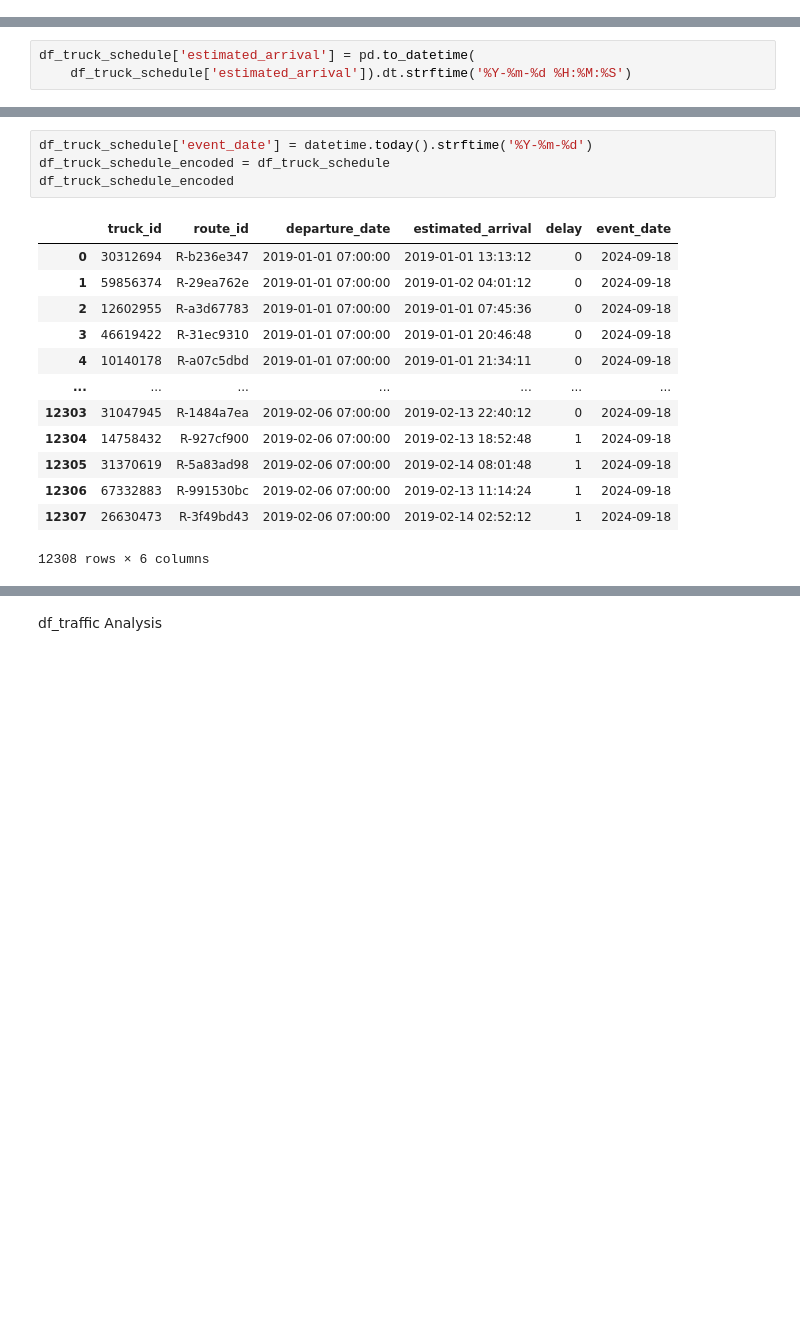
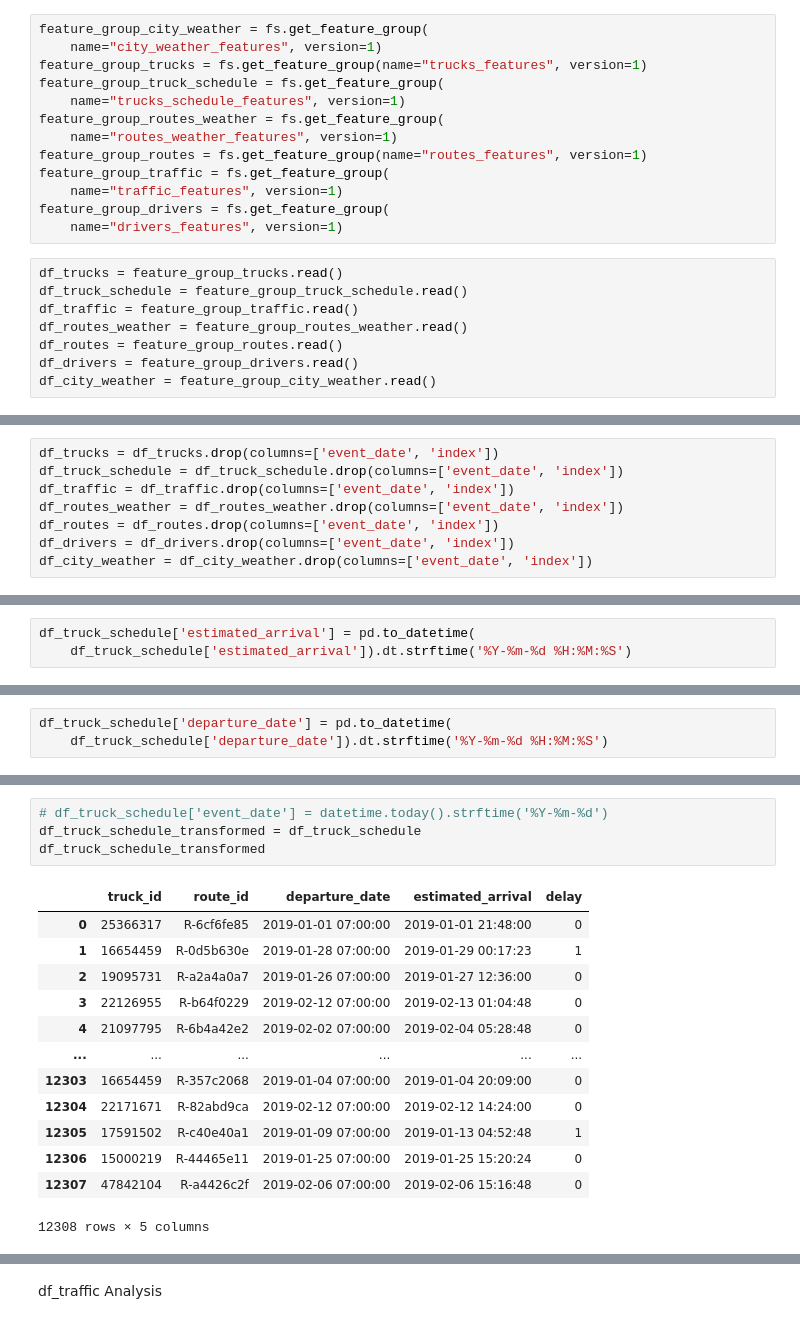
Before and after one commit to ram5112/Truck, a Jupyter notebook: notebooks/data_analysis.ipynb, the cells around one changed output, grey strips where cells are left out. Drawn from its saved outputs; the diff is of its cells as text; blank space fills up the shorter version.

```diff
--- a/notebooks/data_analysis.ipynb
+++ b/notebooks/data_analysis.ipynb
@@ -20,0 +24,21 @@ df_city_weather = pd.read_csv(
+# %%
+feature_group_city_weather = fs.get_feature_group(
+    name="city_weather_features", version=1)
+feature_group_trucks = fs.get_feature_group(name="trucks_features", version=1)
+feature_group_truck_schedule = fs.get_feature_group(
+    name="trucks_schedule_features", version=1)
+feature_group_routes_weather = fs.get_feature_group(
+    name="routes_weather_features", version=1)
+feature_group_routes = fs.get_feature_group(name="routes_features", version=1)
+feature_group_traffic = fs.get_feature_group(
+    name="traffic_features", version=1)
+feature_group_drivers = fs.get_feature_group(
+    name="drivers_features", version=1)
+# %%
+df_trucks = feature_group_trucks.read()
+df_truck_schedule = feature_group_truck_schedule.read()
+df_traffic = feature_group_traffic.read()
+df_routes_weather = feature_group_routes_weather.read()
+df_routes = feature_group_routes.read()
+df_drivers = feature_group_drivers.read()
+df_city_weather = feature_group_city_weather.read()
@@ -21,3 +53,11 @@ df_city_weather = pd.read_csv(
+# %%
+df_trucks = df_trucks.drop(columns=['event_date', 'index'])
+df_truck_schedule = df_truck_schedule.drop(columns=['event_date', 'index'])
+df_traffic = df_traffic.drop(columns=['event_date', 'index'])
+df_routes_weather = df_routes_weather.drop(columns=['event_date', 'index'])
+df_routes = df_routes.drop(columns=['event_date', 'index'])
+df_drivers = df_drivers.drop(columns=['event_date', 'index'])
+df_city_weather = df_city_weather.drop(columns=['event_date', 'index'])
 # %%
 df_trucks.head(10)
 # %% [output]
@@ -211,3 +415,6 @@ df_truck_schedule['estimated_arrival'] = pd.to_datetime(
+# %%
+df_truck_schedule['departure_date'] = pd.to_datetime(
+    df_truck_schedule['departure_date']).dt.strftime('%Y-%m-%d %H:%M:%S')
 # %%
 df_truck_schedule
 # %% [output]
@@ -226,19 +433,19 @@ df_truck_schedule
 12308 rows × 5 columns
 # %%
-df_truck_schedule['event_date'] = datetime.today().strftime('%Y-%m-%d')
-df_truck_schedule_encoded = df_truck_schedule
-df_truck_schedule_encoded
+# df_truck_schedule['event_date'] = datetime.today().strftime('%Y-%m-%d')
+df_truck_schedule_transformed = df_truck_schedule
+df_truck_schedule_transformed
 # %% [output]
-|  | truck_id | route_id | departure_date | estimated_arrival | delay | event_date |
-| 0 | 30312694 | R-b236e347 | 2019-01-01 07:00:00 | 2019-01-01 13:13:12 | 0 | 2024-09-18 |
-| 1 | 59856374 | R-29ea762e | 2019-01-01 07:00:00 | 2019-01-02 04:01:12 | 0 | 2024-09-18 |
-| 2 | 12602955 | R-a3d67783 | 2019-01-01 07:00:00 | 2019-01-01 07:45:36 | 0 | 2024-09-18 |
-| 3 | 46619422 | R-31ec9310 | 2019-01-01 07:00:00 | 2019-01-01 20:46:48 | 0 | 2024-09-18 |
-| 4 | 10140178 | R-a07c5dbd | 2019-01-01 07:00:00 | 2019-01-01 21:34:11 | 0 | 2024-09-18 |
-| ... | ... | ... | ... | ... | ... | ... |
-| 12303 | 31047945 | R-1484a7ea | 2019-02-06 07:00:00 | 2019-02-13 22:40:12 | 0 | 2024-09-18 |
-| 12304 | 14758432 | R-927cf900 | 2019-02-06 07:00:00 | 2019-02-13 18:52:48 | 1 | 2024-09-18 |
-| 12305 | 31370619 | R-5a83ad98 | 2019-02-06 07:00:00 | 2019-02-14 08:01:48 | 1 | 2024-09-18 |
-| 12306 | 67332883 | R-991530bc | 2019-02-06 07:00:00 | 2019-02-13 11:14:24 | 1 | 2024-09-18 |
-| 12307 | 26630473 | R-3f49bd43 | 2019-02-06 07:00:00 | 2019-02-14 02:52:12 | 1 | 2024-09-18 |
+|  | truck_id | route_id | departure_date | estimated_arrival | delay |
+| 0 | 25366317 | R-6cf6fe85 | 2019-01-01 07:00:00 | 2019-01-01 21:48:00 | 0 |
+| 1 | 16654459 | R-0d5b630e | 2019-01-28 07:00:00 | 2019-01-29 00:17:23 | 1 |
+| 2 | 19095731 | R-a2a4a0a7 | 2019-01-26 07:00:00 | 2019-01-27 12:36:00 | 0 |
+| 3 | 22126955 | R-b64f0229 | 2019-02-12 07:00:00 | 2019-02-13 01:04:48 | 0 |
+| 4 | 21097795 | R-6b4a42e2 | 2019-02-02 07:00:00 | 2019-02-04 05:28:48 | 0 |
+| ... | ... | ... | ... | ... | ... |
+| 12303 | 16654459 | R-357c2068 | 2019-01-04 07:00:00 | 2019-01-04 20:09:00 | 0 |
+| 12304 | 22171671 | R-82abd9ca | 2019-02-12 07:00:00 | 2019-02-12 14:24:00 | 0 |
+| 12305 | 17591502 | R-c40e40a1 | 2019-01-09 07:00:00 | 2019-01-13 04:52:48 | 1 |
+| 12306 | 15000219 | R-44465e11 | 2019-01-25 07:00:00 | 2019-01-25 15:20:24 | 0 |
+| 12307 | 47842104 | R-a4426c2f | 2019-02-06 07:00:00 | 2019-02-06 15:16:48 | 0 |
-12308 rows × 6 columns
+12308 rows × 5 columns
```
Also changed, not shown: parts of 155 cells of this notebook, 12 other files.
